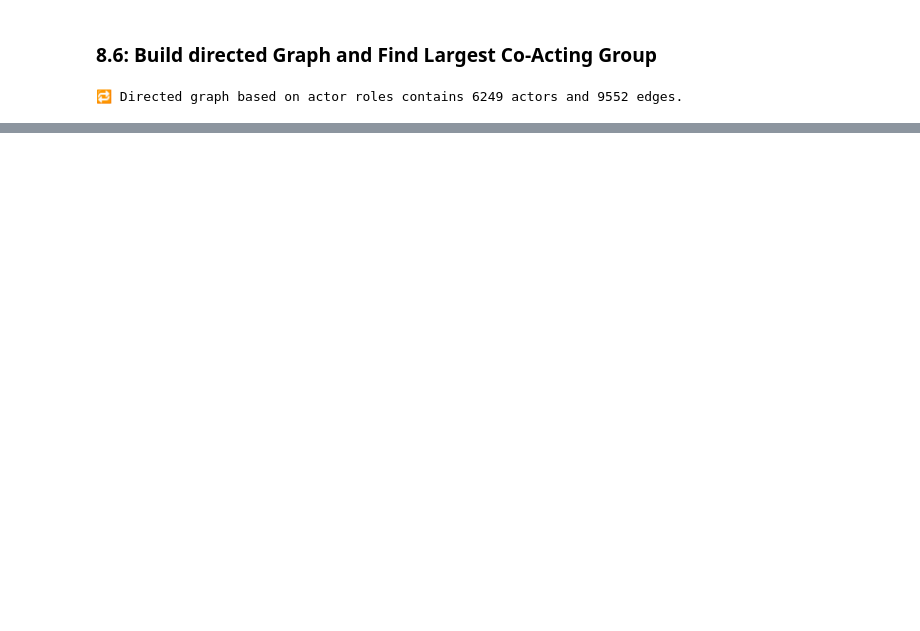
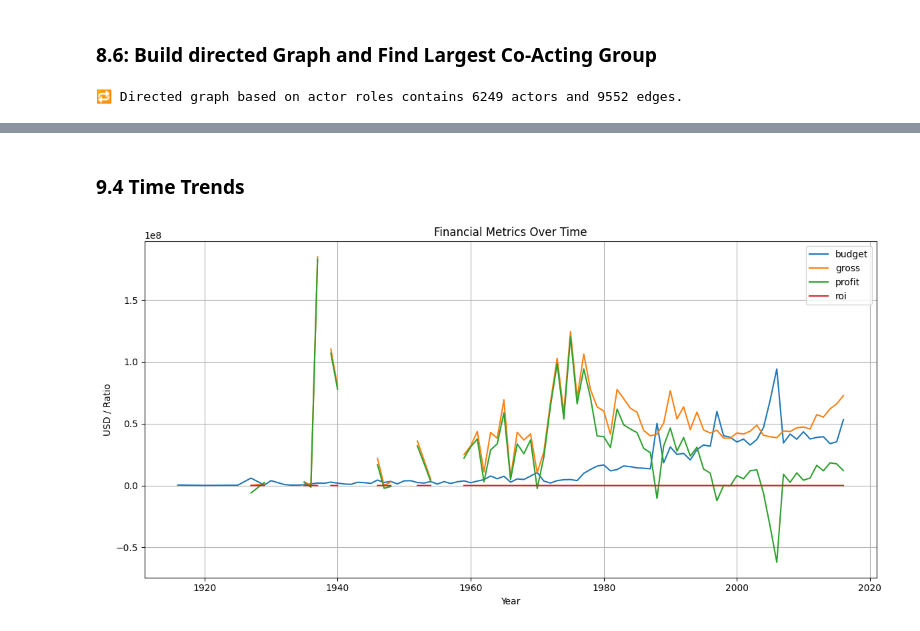
Before and after one commit to rogerioo/movie_challenge, a Jupyter notebook: challenge.ipynb, the cells around one changed output, grey strips where cells are left out. Cells and saved outputs as stored; diff of their text form; code cells hidden in the pictures; blank space fills up the shorter version.

```diff
--- a/challenge.ipynb
+++ b/challenge.ipynb
@@ -1551,0 +1782,30 @@ plt.show()
+# %%
+high_budget = financial_df['budget'].quantile(0.75)
+low_budget = financial_df['budget'].quantile(0.25)
+
+financial_df['business_class'] = np.select(
+    [
+        (financial_df['budget'] > high_budget) & (financial_df['gross'] > high_budget),
+        (financial_df['budget'] < low_budget) & (financial_df['roi'] > 2),
+        (financial_df['budget'] > high_budget) & (financial_df['roi'] < 0)
+    ],
+    ['blockbuster', 'sleeper_hit', 'bomb'],
+    default='other'
+)
+
+# Recalculate business class metrics
+business_class_counts = financial_df['business_class'].value_counts()
+business_class_roi = financial_df.groupby('business_class')['roi'].mean()
+
+# Combine into a single summary DataFrame
+business_summary = pd.DataFrame({
+    'Movie Count': business_class_counts,
+    'Average ROI': business_class_roi
+}).sort_values(by='Average ROI', ascending=False)
+
+# Display with styling
+business_summary.style\
+    .bar(subset=["Movie Count"], color='lightblue')\
+    .bar(subset=["Average ROI"], color='salmon')\
+    .format({'Average ROI': '{:.2f}'})\
+    .set_caption("📊 Business Class Performance Summary")
@@ -1551,0 +1820,17 @@ plt.show()
+# %% [markdown]
+### 9.4 Time Trends
+# %%
+yearly_finance = (
+    financial_df.dropna(subset=['title_year'])
+    .groupby('title_year')[['budget', 'gross', 'profit', 'roi']]
+    .mean()
+)
+
+yearly_finance.plot(figsize=(12, 6), title="Financial Metrics Over Time")
+plt.ylabel("USD / Ratio")
+plt.xlabel("Year")
+plt.grid(True)
+plt.tight_layout()
+plt.show()
+# %% [output]
+[figure, added]
```
Also changed, not shown: parts of 26 cells of this notebook.
